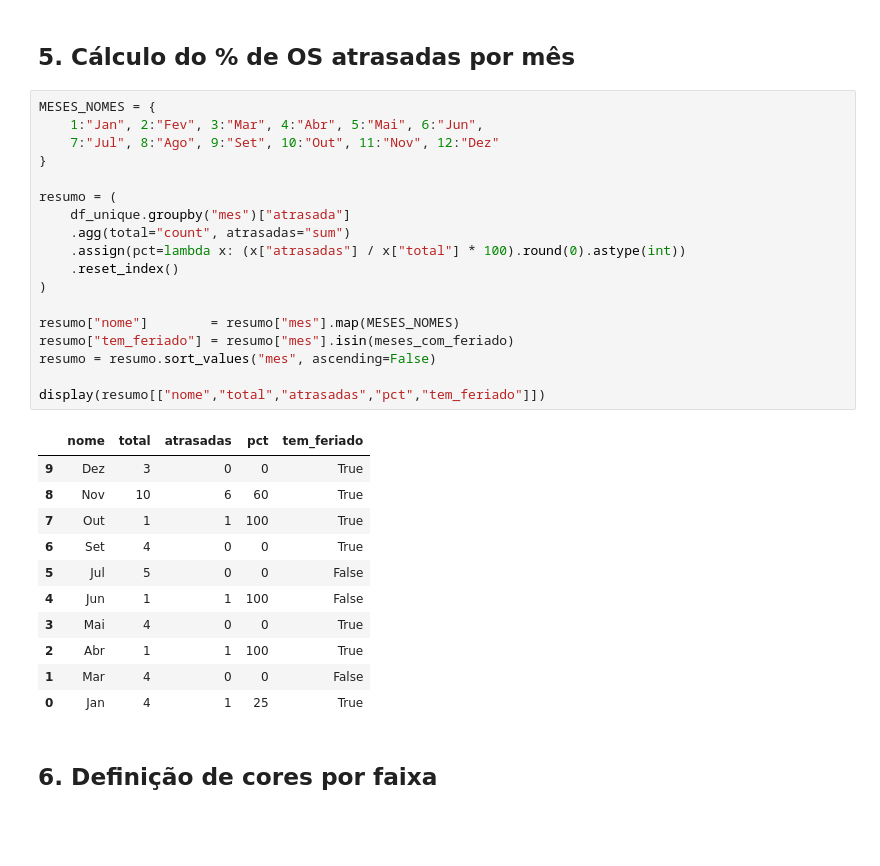
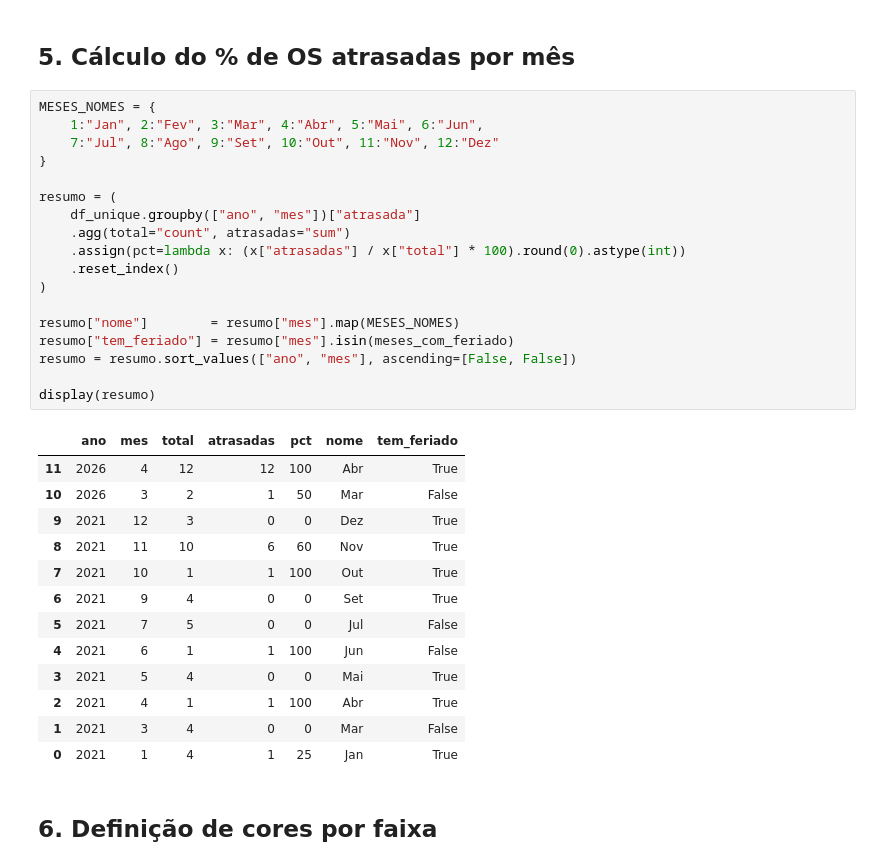
Before and after one commit to Projeto-de-extencao-Grupo-3/ETL-GROTRACK, a Jupyter notebook: grafana/os_atrasadas_por_mes.ipynb, the cells around one changed output. Saved outputs shown, nothing was run; the diff lists cells and outputs as text; blank space fills up the shorter version.

```diff
--- a/grafana/os_atrasadas_por_mes.ipynb
+++ b/grafana/os_atrasadas_por_mes.ipynb
@@ -121,33 +122,35 @@ Meses com feriado nacional  : [1, 4, 5, 9, 10, 11, 12]
 # %%
 MESES_NOMES = {
     1:"Jan", 2:"Fev", 3:"Mar", 4:"Abr", 5:"Mai", 6:"Jun",
     7:"Jul", 8:"Ago", 9:"Set", 10:"Out", 11:"Nov", 12:"Dez"
 }
 
 resumo = (
-    df_unique.groupby("mes")["atrasada"]
+    df_unique.groupby(["ano", "mes"])["atrasada"]
     .agg(total="count", atrasadas="sum")
     .assign(pct=lambda x: (x["atrasadas"] / x["total"] * 100).round(0).astype(int))
     .reset_index()
 )
 
 resumo["nome"]        = resumo["mes"].map(MESES_NOMES)
 resumo["tem_feriado"] = resumo["mes"].isin(meses_com_feriado)
-resumo = resumo.sort_values("mes", ascending=False)
+resumo = resumo.sort_values(["ano", "mes"], ascending=[False, False])
 
-display(resumo[["nome","total","atrasadas","pct","tem_feriado"]])
+display(resumo)
 # %% [output]
-|  | nome | total | atrasadas | pct | tem_feriado |
-| 9 | Dez | 3 | 0 | 0 | True |
-| 8 | Nov | 10 | 6 | 60 | True |
-| 7 | Out | 1 | 1 | 100 | True |
-| 6 | Set | 4 | 0 | 0 | True |
-| 5 | Jul | 5 | 0 | 0 | False |
-| 4 | Jun | 1 | 1 | 100 | False |
-| 3 | Mai | 4 | 0 | 0 | True |
-| 2 | Abr | 1 | 1 | 100 | True |
-| 1 | Mar | 4 | 0 | 0 | False |
-| 0 | Jan | 4 | 1 | 25 | True |
+|  | ano | mes | total | atrasadas | pct | nome | tem_feriado |
+| 11 | 2026 | 4 | 12 | 12 | 100 | Abr | True |
+| 10 | 2026 | 3 | 2 | 1 | 50 | Mar | False |
+| 9 | 2021 | 12 | 3 | 0 | 0 | Dez | True |
+| 8 | 2021 | 11 | 10 | 6 | 60 | Nov | True |
+| 7 | 2021 | 10 | 1 | 1 | 100 | Out | True |
+| 6 | 2021 | 9 | 4 | 0 | 0 | Set | True |
+| 5 | 2021 | 7 | 5 | 0 | 0 | Jul | False |
+| 4 | 2021 | 6 | 1 | 1 | 100 | Jun | False |
+| 3 | 2021 | 5 | 4 | 0 | 0 | Mai | True |
+| 2 | 2021 | 4 | 1 | 1 | 100 | Abr | True |
+| 1 | 2021 | 3 | 4 | 0 | 0 | Mar | False |
+| 0 | 2021 | 1 | 4 | 1 | 25 | Jan | True |
 # %% [markdown]
 ## 6. Definição de cores por faixa
 # %%
```
Also changed, not shown: parts of 6 cells of this notebook, 2 other files.
